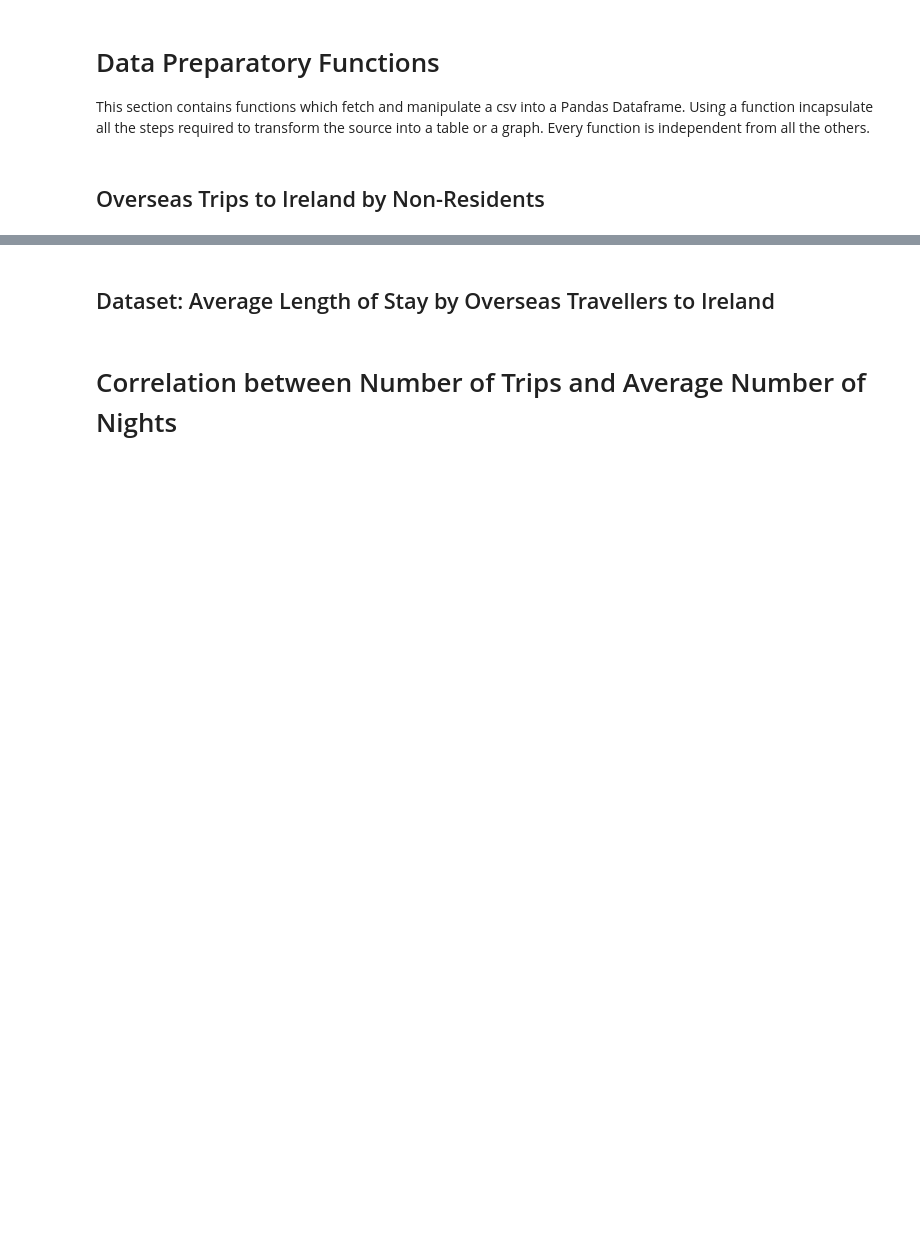
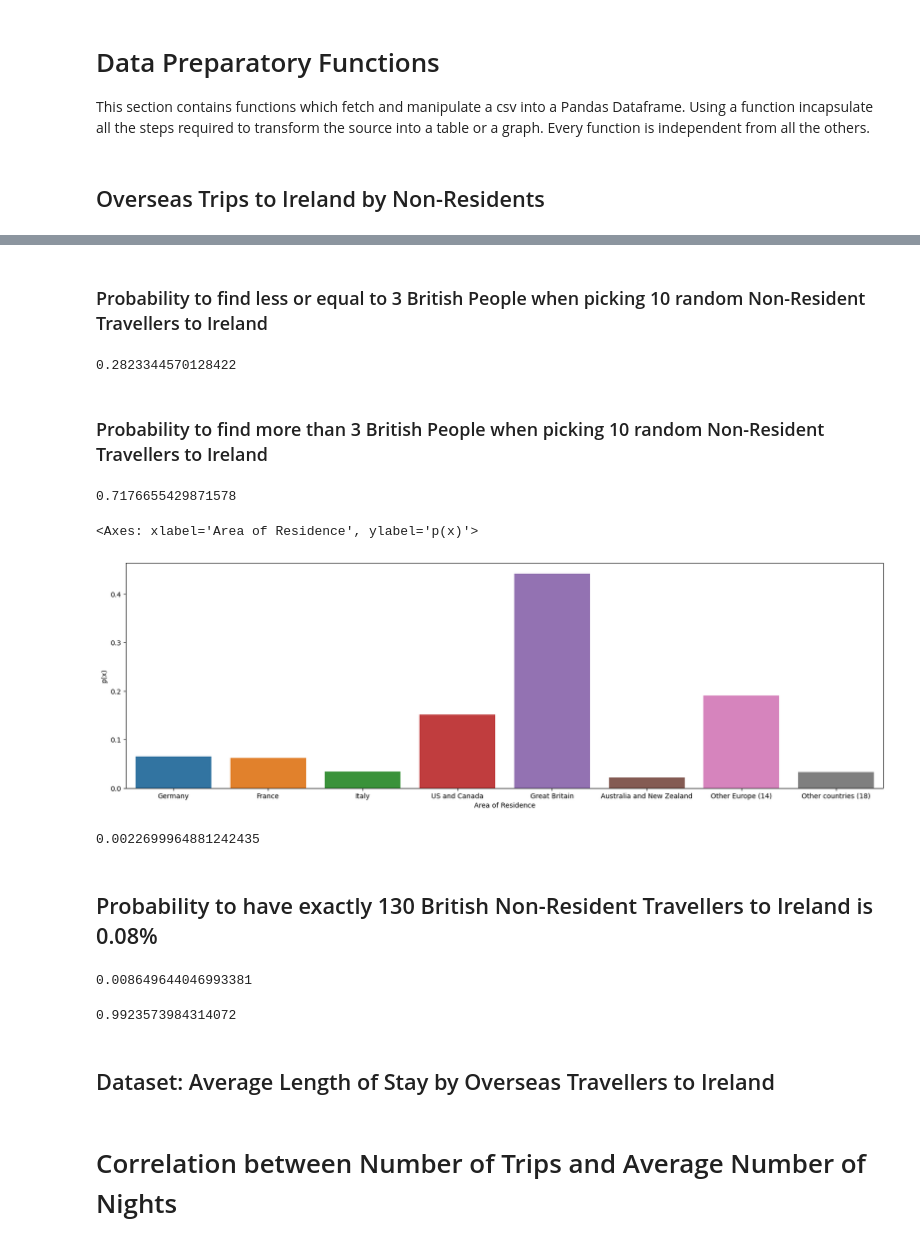
Before and after one commit to sba21725/MSC_DA_CA1, a Jupyter notebook: Notebook.ipynb, the cells around one changed output, grey strips where cells are left out. Drawn from its saved outputs; the diff is of its cells as text; code cells hidden in the pictures; blank space fills up the shorter version.

Commit message:
binomial and poisson distribution

```diff
--- a/Notebook.ipynb
+++ b/Notebook.ipynb
@@ -131,3 +177,35 @@ sns.barplot(data=df_2011, x="Area of Residence", y="p(x)")
+# %% [markdown]
+### Probability to find less or equal to 3 British People when picking 10 random Non-Resident Travellers to Ireland
+# %%
+binom.cdf(k=3, n=10, p=0.442429)
+# %% [output]
+0.2823344570128422
+# %% [markdown]
+### Probability to find more than 3 British People when picking 10 random Non-Resident Travellers to Ireland
+# %%
+binom.sf(k=3, n=10, p=0.442429)
+# %% [output]
+0.7176655429871578
+# %%
+fig, ax = plt.subplots(figsize=(20, 6))
+sns.barplot(data=df_2011, x="Area of Residence", y="p(x)", ax=ax)
+# %% [output]
+<Axes: xlabel='Area of Residence', ylabel='p(x)'>
+[figure, added]
+# %%
+poisson.pmf(k=2, mu=10)
+# %% [output]
+0.0022699964881242435
+# %% [markdown]
+## Probability to have exactly 130 British Non-Resident Travellers to Ireland is 0.08%
+# %%
+poisson.pmf(k=130, mu=150)
+# %% [output]
+0.008649644046993381
+# %%
+poisson.cdf(k=180, mu=150)
+# %% [output]
+0.9923573984314072
 # %% [markdown]
 ## Dataset: Average Length of Stay by Overseas Travellers to Ireland
 # %%
```
Also changed, not shown: parts of 57 cells of this notebook.
